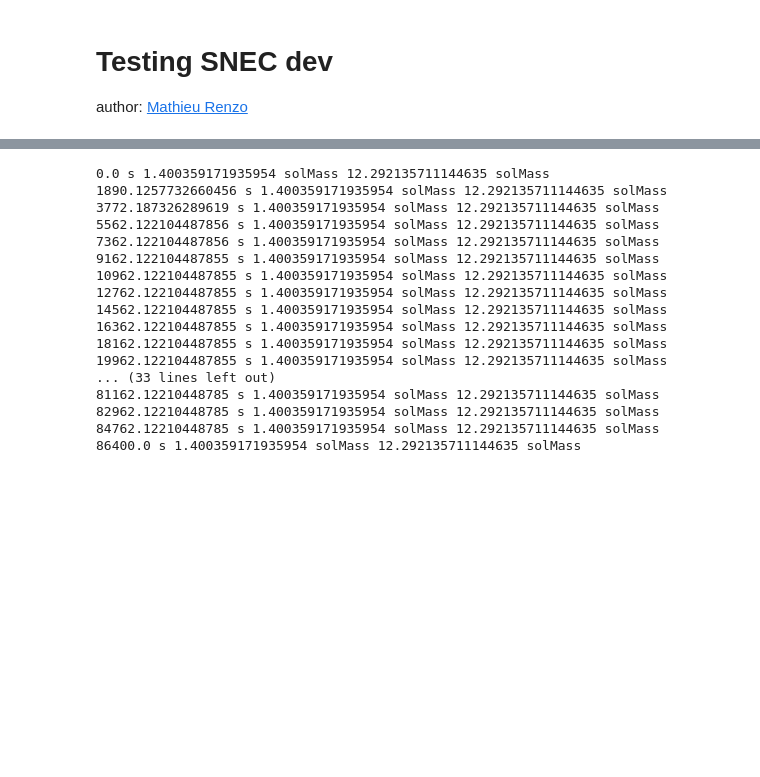
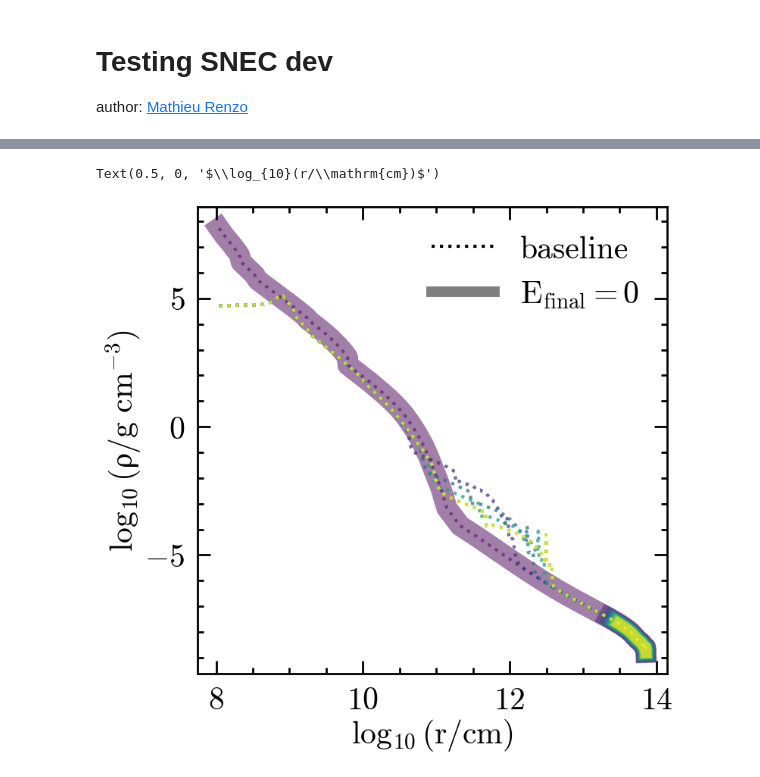
Before and after one commit to mathren/SNEC, a Jupyter notebook: scripts/dev_SNEC.ipynb, the cells around one changed output, grey strips where cells are left out. Drawn from its saved outputs; the diff is of its cells as text; code cells hidden in the pictures; blank space fills up the shorter version.

```diff
--- a/scripts/dev_SNEC.ipynb
+++ b/scripts/dev_SNEC.ipynb
@@ -183,31 +148,44 @@ for i, t in enumerate(vel_times):
-# %%
-# Mass vs time
-mass_data = SNEC_output_parser(testing_mass)
-keys = np.array(list(mass_data.keys()))
-mass_times = keys * u.s
-try:
-    units = mass_times.unit
-except AttributeError:
-    mass_times *= u.s
-
-for i, t in enumerate(mass_times):
-    mass = mass_data[keys[i]][:, 1] * u.g
-    print(t, min(mass).to(u.Msun), max(mass).to(u.Msun))
-# %% [output]
-0.0 s 1.400359171935954 solMass 12.292135711144635 solMass
-1890.1257732660456 s 1.400359171935954 solMass 12.292135711144635 solMass
-3772.187326289619 s 1.400359171935954 solMass 12.292135711144635 solMass
-5562.122104487856 s 1.400359171935954 solMass 12.292135711144635 solMass
-7362.122104487856 s 1.400359171935954 solMass 12.292135711144635 solMass
-9162.122104487855 s 1.400359171935954 solMass 12.292135711144635 solMass
-10962.122104487855 s 1.400359171935954 solMass 12.292135711144635 solMass
-12762.122104487855 s 1.400359171935954 solMass 12.292135711144635 solMass
-14562.122104487855 s 1.400359171935954 solMass 12.292135711144635 solMass
-16362.122104487855 s 1.400359171935954 solMass 12.292135711144635 solMass
-18162.122104487855 s 1.400359171935954 solMass 12.292135711144635 solMass
-19962.122104487855 s 1.400359171935954 solMass 12.292135711144635 solMass
-... (33 lines left out)
-81162.12210448785 s 1.400359171935954 solMass 12.292135711144635 solMass
-82962.12210448785 s 1.400359171935954 solMass 12.292135711144635 solMass
-84762.12210448785 s 1.400359171935954 solMass 12.292135711144635 solMass
-86400.0 s 1.400359171935954 solMass 12.292135711144635 solMass
+# %%
+# Density vs. Radius
+def plot_rho_r_pfile(t, rho_out, mass_out, ax=None, **kwargs):
+    data = SNEC_output_parser(rho_out)
+    keys = np.array(list(data.keys()))
+    times = keys * u.s
+    try:
+        units = times.unit
+    except AttributeError:
+        times *= u.s
+    index_time_of_interest = np.argmin(np.absolute(times-t))
+    key_of_interest = keys[index_time_of_interest]
+    rho = data[key_of_interest][:, 1] * u.g/u.cm**3
+    mass = data[key_of_interest][:, 0] * u.g
+    mass_data = SNEC_output_parser(mass_out)
+    radius = mass_data[key_of_interest][:, 0] * u.cm
+    ax.plot(np.log10(radius.to(u.cm).value), np.log10(rho.value), **kwargs)
+
+
+
+fig = plt.figure()
+gs = gridspec.GridSpec(150, 100)
+ax = fig.add_subplot(gs[:, :])
+
+baseline_rho = baseline+"rho.xg"
+final_E_zero_rho = final_E_zero+"rho.xg"
+baseline_mass = baseline+"mass.xg"
+final_E_zero_mass = final_E_zero+"mass.xg"
+
+colors = plt.cm.viridis(np.linspace(0,1, len(vel_times)))
+
+for i, t in enumerate(vel_times):
+    # print(i)
+    plot_rho_r_pfile(t, final_E_zero_rho, final_E_zero_mass, ax=ax, # label=f'{t}',
+                     c=colors[i], lw=20-i, alpha=0.5)
+    plot_rho_r_pfile(t, baseline_rho, baseline_mass,  ax=ax, ls=':', alpha=0.5, c=colors[i])
+ax.plot(np.nan, np.nan, ls=":", c='k', label="baseline")
+ax.plot(np.nan, np.nan, lw=10, c='k', alpha=0.5, label=r"$E_{\rm final}=0$")
+ax.legend()
+ax.set_ylabel(r"$\log_{10}(\rho/\mathrm{g\ cm^{-3}})$")
+ax.set_xlabel(r"$\log_{10}(r/\mathrm{cm})$")
+# %% [output]
+Text(0.5, 0, '$\\log_{10}(r/\\mathrm{cm})$')
+[figure, added]
```
Also changed, not shown: parts of 10 cells of this notebook, 4 other files.
